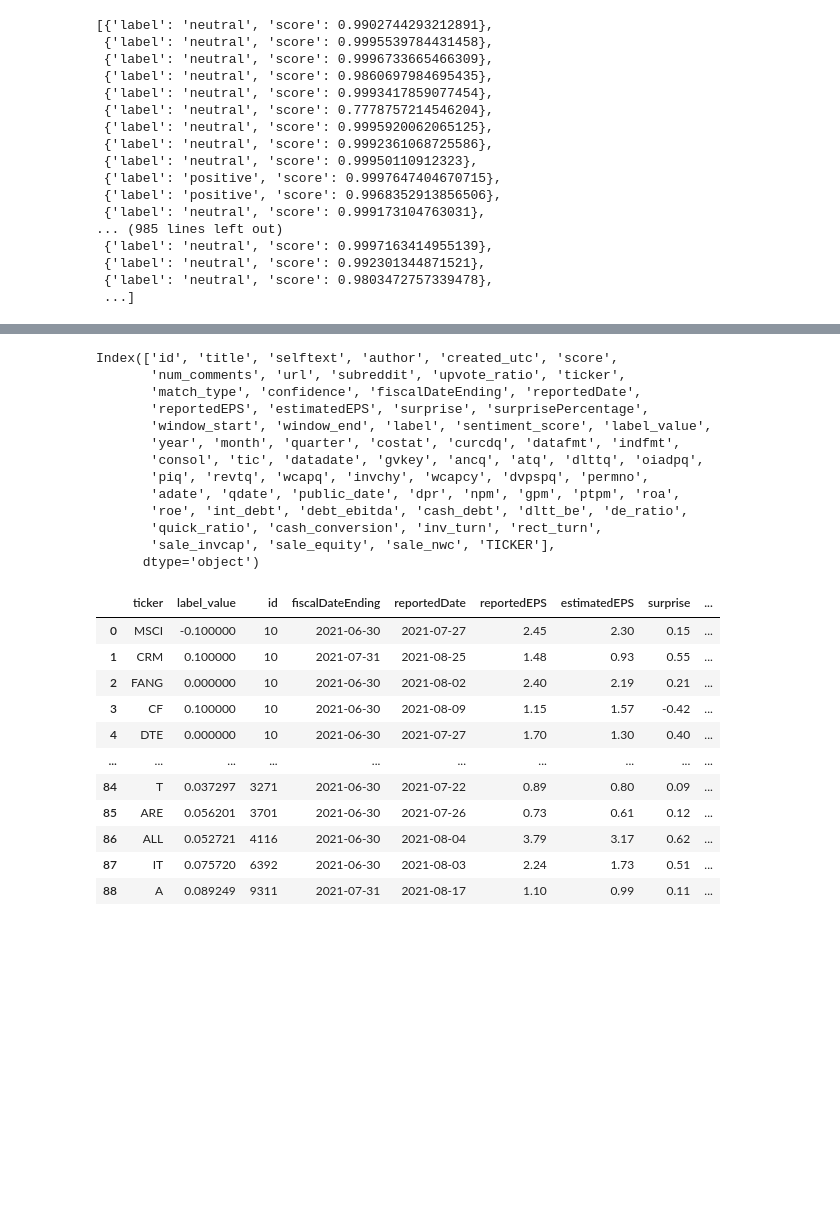
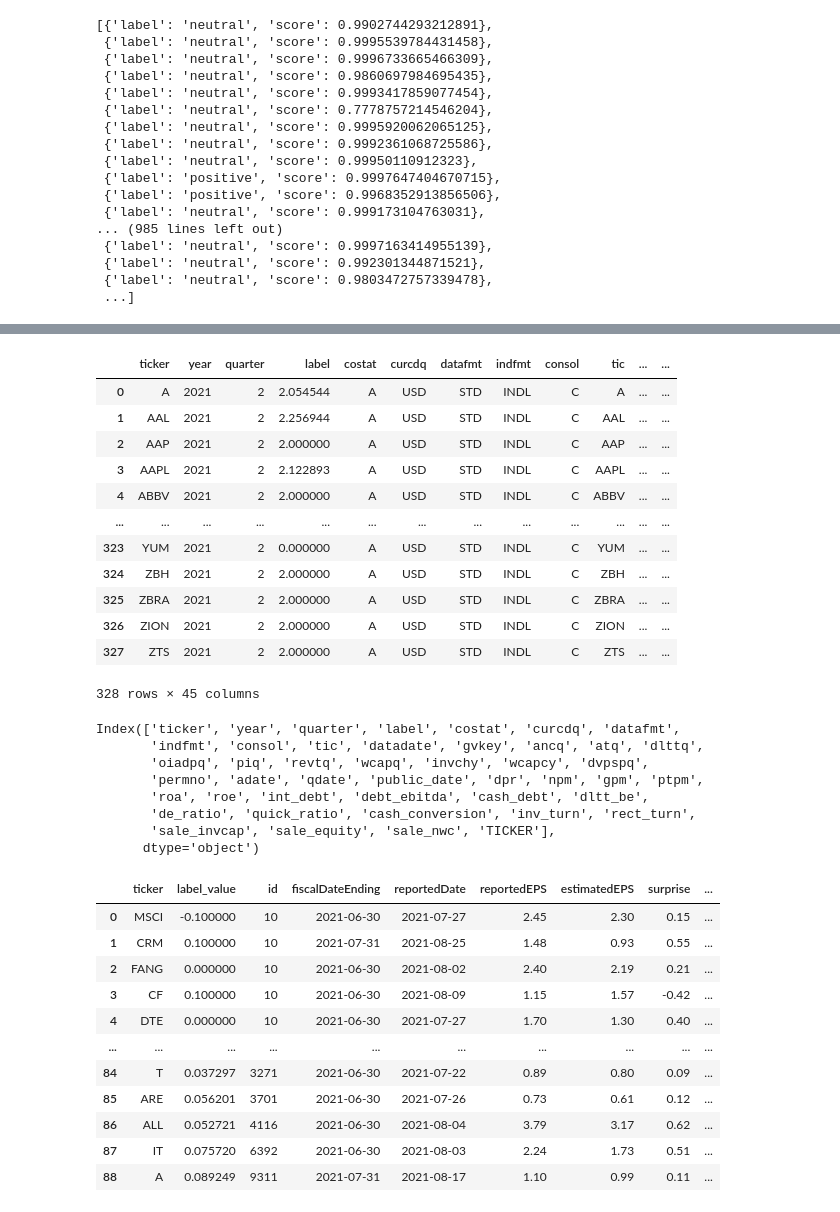
Before and after one commit to YuxinYY/Pre-earnings-Social-Media-Sentiment-Accuracy, a Jupyter notebook: training/training.ipynb, the cells around one changed output, grey strips where cells are left out. Saved outputs shown, nothing was run; the diff lists cells and outputs as text; code cells hidden in the pictures; blank space fills up the shorter version.

```diff
--- a/training/training.ipynb
+++ b/training/training.ipynb
@@ -70,12 +80,11 @@ init.to_csv(r'G:\Interview Projects\reddit\training\sentiment_initial_results.cs
 #loading results from local files
 import pandas as pd
 import numpy as np
-init = pd.read_csv(r'G:\Interview Projects\reddit\training\sentiment_initial_results.csv')
-init['label_value'] = np.where(init['label']=="positive",1,
-                               np.where(init['label']=="neutral",0,-1))
+init = pd.read_csv(r'G:\InterviewProjects\reddit\training\sentiment_initial_results.csv')
+init['label_value'] = np.where(init['label']=="positive",3,
+                               np.where(init['label']=="neutral",2,1))
 init['year'] = pd.to_datetime(init['created_utc']).dt.year
 init['month'] = pd.to_datetime(init['created_utc']).dt.month
 init['quarter'] = 2
 init.columns
-init
 # %% [output]
@@ -95,3 +98,15 @@ init
 # %%
 # init['month'].drop_duplicates()
+agg_data = init.groupby(by=['ticker'],as_index=False).agg(
+    total_score = ('score', 'sum'),
+).reset_index(drop = True)
+agg_data
+init = pd.merge(init[['id', 'score', 'ticker', 'surprisePercentage', 'label_value', 'year', 'quarter']], agg_data, on = 'ticker', how = 'left')
+init['weighted_label'] = init['score']/init['total_score'] * init['label_value']
+init
+
+agg_data = init.groupby(by = ['ticker', 'year', 'quarter'],as_index=False).agg(
+    label = ('weighted_label','sum')
+)
+agg_data
 # %% [output]
@@ -123,17 +144,30 @@ train
+# %%
+train = pd.merge(agg_data, fts, how = 'left', left_on = ['ticker','year','quarter'], right_on = ['tic','year','quarter'])
+train
+# %% [output]
+|  | ticker | year | quarter | label | costat | curcdq | datafmt | indfmt | consol | tic | ... | ... |
+| 0 | A | 2021 | 2 | 2.054544 | A | USD | STD | INDL | C | A | ... | ... |
+| 1 | AAL | 2021 | 2 | 2.256944 | A | USD | STD | INDL | C | AAL | ... | ... |
+| 2 | AAP | 2021 | 2 | 2.000000 | A | USD | STD | INDL | C | AAP | ... | ... |
+| 3 | AAPL | 2021 | 2 | 2.122893 | A | USD | STD | INDL | C | AAPL | ... | ... |
+| 4 | ABBV | 2021 | 2 | 2.000000 | A | USD | STD | INDL | C | ABBV | ... | ... |
+| ... | ... | ... | ... | ... | ... | ... | ... | ... | ... | ... | ... | ... |
+| 323 | YUM | 2021 | 2 | 0.000000 | A | USD | STD | INDL | C | YUM | ... | ... |
+| 324 | ZBH | 2021 | 2 | 2.000000 | A | USD | STD | INDL | C | ZBH | ... | ... |
+| 325 | ZBRA | 2021 | 2 | 2.000000 | A | USD | STD | INDL | C | ZBRA | ... | ... |
+| 326 | ZION | 2021 | 2 | 2.000000 | A | USD | STD | INDL | C | ZION | ... | ... |
+| 327 | ZTS | 2021 | 2 | 2.000000 | A | USD | STD | INDL | C | ZTS | ... | ... |
+328 rows × 45 columns
 # %%
+train.to_csv(r"G:\InterviewProjects\reddit\train_0924.csv",index = False)
 train.columns
 # %% [output]
-Index(['id', 'title', 'selftext', 'author', 'created_utc', 'score',
-       'num_comments', 'url', 'subreddit', 'upvote_ratio', 'ticker',
-       'match_type', 'confidence', 'fiscalDateEnding', 'reportedDate',
-       'reportedEPS', 'estimatedEPS', 'surprise', 'surprisePercentage',
-       'window_start', 'window_end', 'label', 'sentiment_score', 'label_value',
-       'year', 'month', 'quarter', 'costat', 'curcdq', 'datafmt', 'indfmt',
-       'consol', 'tic', 'datadate', 'gvkey', 'ancq', 'atq', 'dlttq', 'oiadpq',
-       'piq', 'revtq', 'wcapq', 'invchy', 'wcapcy', 'dvpspq', 'permno',
-       'adate', 'qdate', 'public_date', 'dpr', 'npm', 'gpm', 'ptpm', 'roa',
-       'roe', 'int_debt', 'debt_ebitda', 'cash_debt', 'dltt_be', 'de_ratio',
-       'quick_ratio', 'cash_conversion', 'inv_turn', 'rect_turn',
+Index(['ticker', 'year', 'quarter', 'label', 'costat', 'curcdq', 'datafmt',
+       'indfmt', 'consol', 'tic', 'datadate', 'gvkey', 'ancq', 'atq', 'dlttq',
+       'oiadpq', 'piq', 'revtq', 'wcapq', 'invchy', 'wcapcy', 'dvpspq',
+       'permno', 'adate', 'qdate', 'public_date', 'dpr', 'npm', 'gpm', 'ptpm',
+       'roa', 'roe', 'int_debt', 'debt_ebitda', 'cash_debt', 'dltt_be',
+       'de_ratio', 'quick_ratio', 'cash_conversion', 'inv_turn', 'rect_turn',
        'sale_invcap', 'sale_equity', 'sale_nwc', 'TICKER'],
       dtype='object')
 # %%
```
Also changed, not shown: parts of 4 cells of this notebook, 1 other file.
